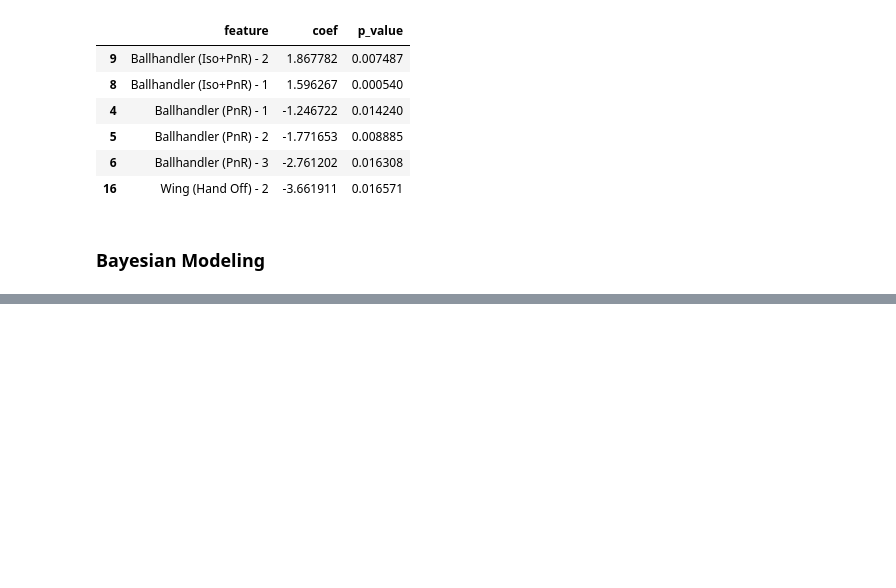
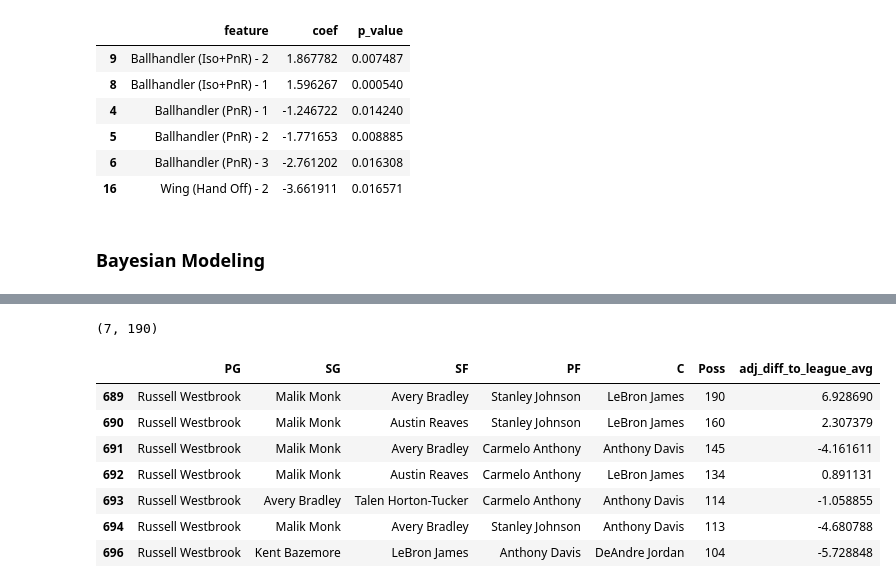
Before and after one commit to xulianrenzoku/synergy_clustering, a Jupyter notebook: nba_clustering_lineup_models.ipynb, the cells around one changed output, grey strips where cells are left out. Saved outputs shown, nothing was run; the diff lists cells and outputs as text; code cells hidden in the pictures; blank space fills up the shorter version.

```diff
--- a/nba_clustering_lineup_models.ipynb
+++ b/nba_clustering_lineup_models.ipynb
@@ -1186,0 +1116,20 @@ plt.xlim(-10, 10)
+# %%
+lineups_A = lineup_df_100[season_cond & cluster_cond].query(A_query)\
+            ['adj_diff_to_league_avg'].values
+lineups_B = lineup_df_100[season_cond & cluster_cond].query(B_query)\
+            ['adj_diff_to_league_avg'].values
+len(lineups_A), len(lineups_B)
+# %% [output]
+(7, 190)
+# %%
+lineup_df_100[season_cond & cluster_cond].query(A_query)\
+[positions + ['Poss', 'adj_diff_to_league_avg']]
+# %% [output]
+|  | PG | SG | SF | PF | C | Poss | adj_diff_to_league_avg |
+| 689 | Russell Westbrook | Malik Monk | Avery Bradley | Stanley Johnson | LeBron James | 190 | 6.928690 |
+| 690 | Russell Westbrook | Malik Monk | Austin Reaves | Stanley Johnson | LeBron James | 160 | 2.307379 |
+| 691 | Russell Westbrook | Malik Monk | Avery Bradley | Carmelo Anthony | Anthony Davis | 145 | -4.161611 |
+| 692 | Russell Westbrook | Malik Monk | Austin Reaves | Carmelo Anthony | LeBron James | 134 | 0.891131 |
+| 693 | Russell Westbrook | Avery Bradley | Talen Horton-Tucker | Carmelo Anthony | Anthony Davis | 114 | -1.058855 |
+| 694 | Russell Westbrook | Malik Monk | Avery Bradley | Stanley Johnson | Anthony Davis | 113 | -4.680788 |
+| 696 | Russell Westbrook | Kent Bazemore | LeBron James | Anthony Davis | DeAndre Jordan | 104 | -5.728848 |
```
Also changed, not shown: parts of 89 cells of this notebook.
